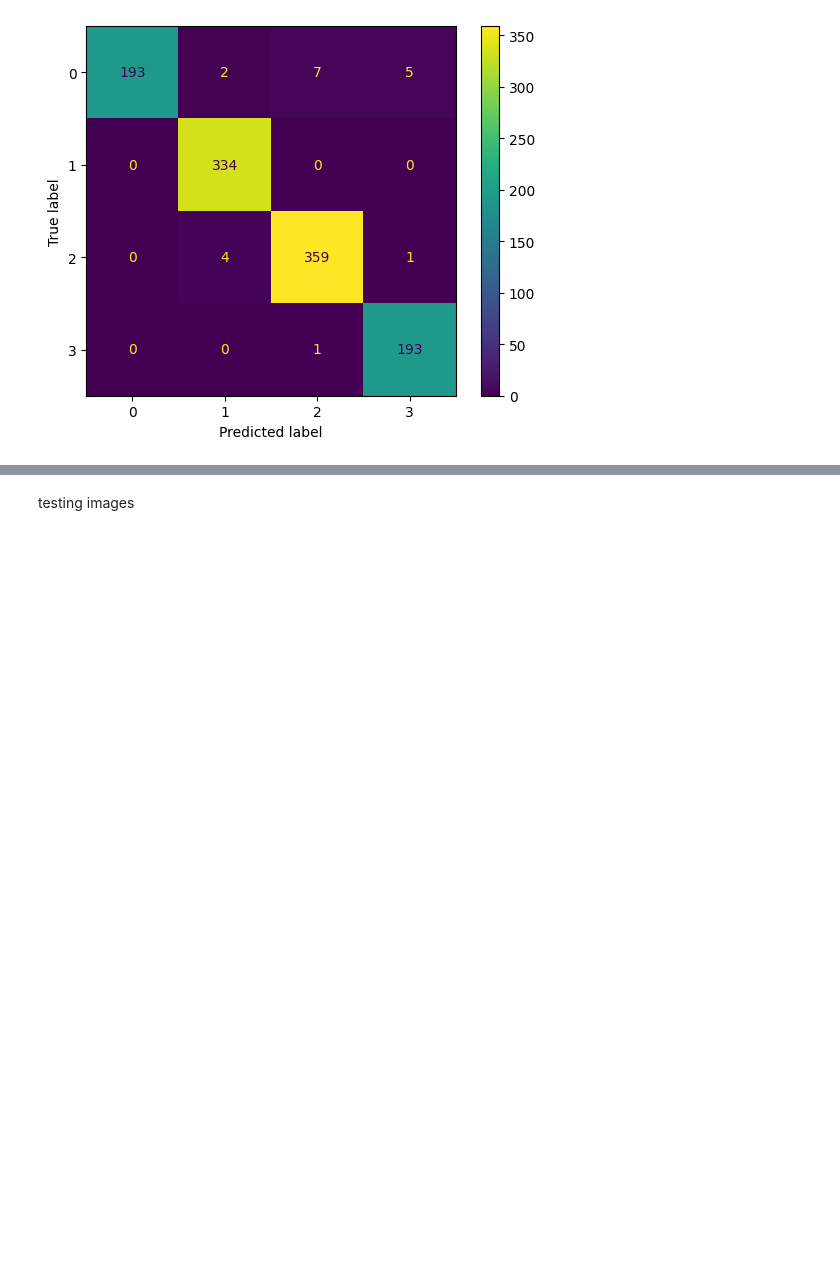
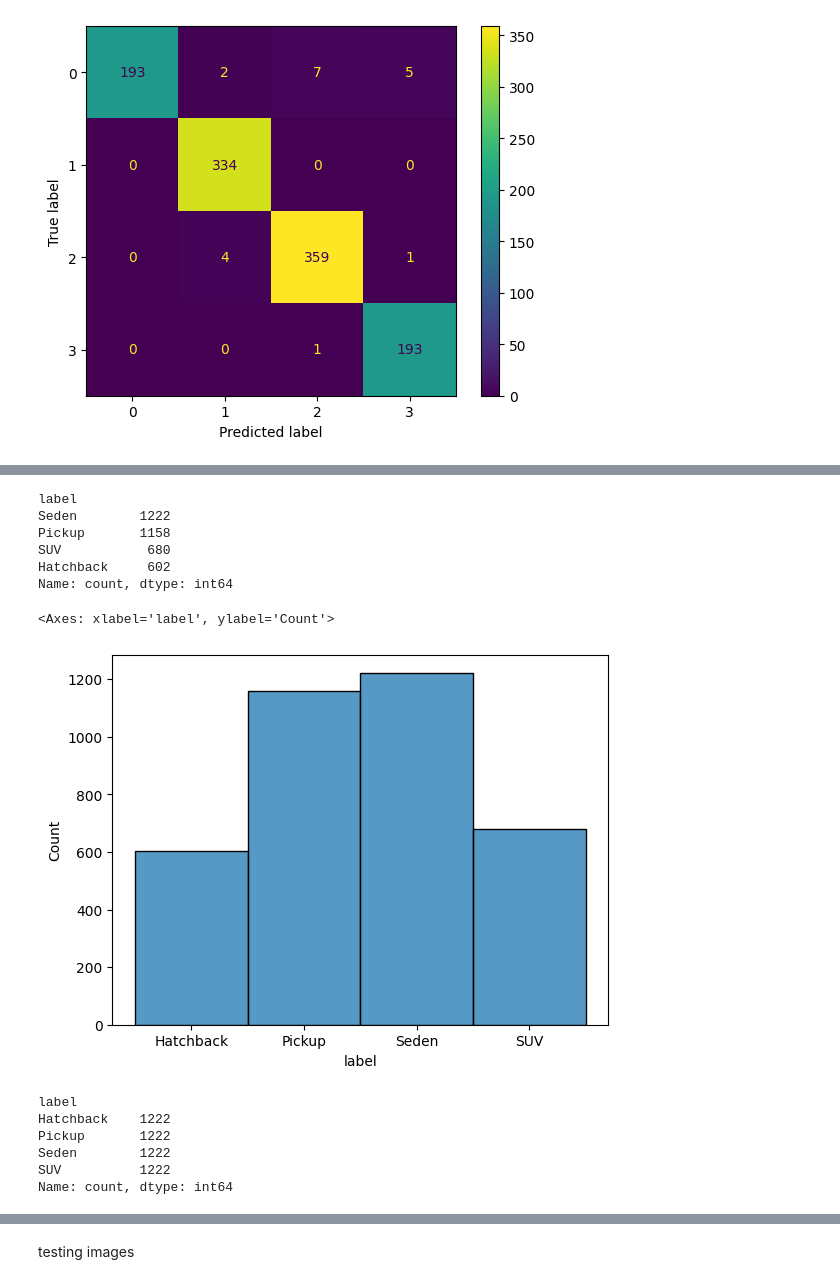
Before and after one commit to AnuraagaNath/Project-PredthePrice, a Jupyter notebook: train_image/train_image.ipynb, the cells around one changed output, grey strips where cells are left out. Drawn from its saved outputs; the diff is of its cells as text; code cells hidden in the pictures; blank space fills up the shorter version.

Commit message:
Updated image classification model

```diff
--- a/train_image/train_image.ipynb
+++ b/train_image/train_image.ipynb
@@ -138,0 +107,4 @@ sio.dump(clf, 'car_detection_model_svc.skops')
+# %%
+df = pd.read_csv('new_image_dataset_36pixels.csv')
+X = df.drop('label', axis=1)
+y = df['label']
@@ -138,0 +121,15 @@ sio.dump(clf, 'car_detection_model_svc.skops')
+# %%
+y.value_counts()
+# %% [output]
+label
+Seden        1222
+Pickup       1158
+SUV           680
+Hatchback     602
+Name: count, dtype: int64
+# %%
+import seaborn as sns
+sns.histplot(y)
+# %% [output]
+<Axes: xlabel='label', ylabel='Count'>
+[figure, added]
@@ -138,0 +140,9 @@ sio.dump(clf, 'car_detection_model_svc.skops')
+# %%
+newY.value_counts()
+# %% [output]
+label
+Hatchback    1222
+Pickup       1222
+Seden        1222
+SUV          1222
+Name: count, dtype: int64
```
Also changed, not shown: parts of 22 cells of this notebook, 33 other files.
